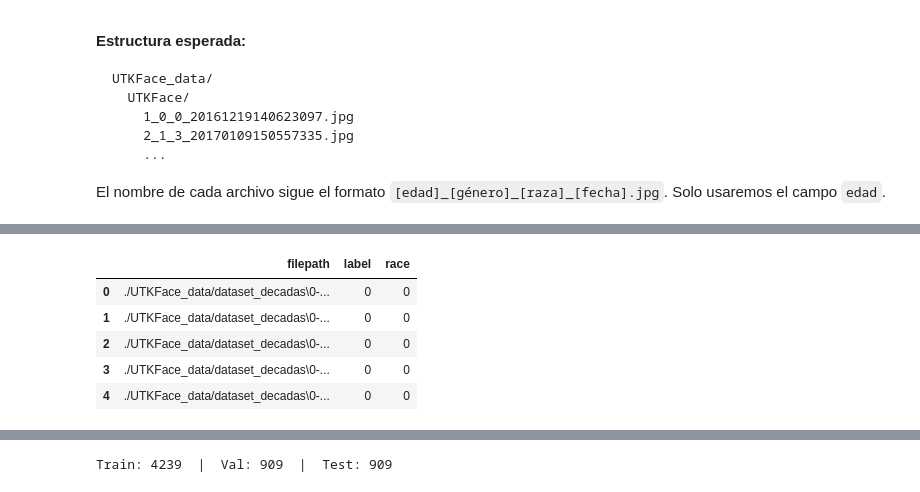
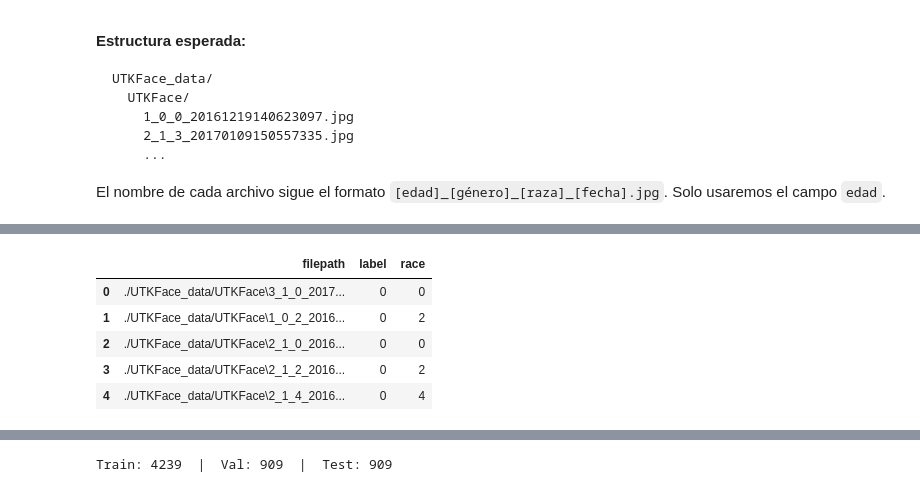
Before and after one commit to alessandro-lavezzi/frameworks-ia-2026_udd, a Jupyter notebook: clasificador_edad_por_decada.ipynb, the cells around one changed output, grey strips where cells are left out. Drawn from its saved outputs; the diff is of its cells as text; code cells hidden in the pictures.

```diff
--- a/clasificador_edad_por_decada.ipynb
+++ b/clasificador_edad_por_decada.ipynb
@@ -67,12 +86,14 @@ import os
 import re
 import glob
 import numpy as np
+import time
+import torch
 import pandas as pd
 import matplotlib.pyplot as plt
 from sklearn.model_selection import train_test_split
 from sklearn.metrics import classification_report, confusion_matrix, ConfusionMatrixDisplay
 
-DATA_DIR = "./UTKFace_data/dataset_decadas"   # banco BALANCEADO por DÉCADA (una subcarpeta por clase)
+DATA_DIR = "./UTKFace_data/UTKFace"     # carpeta única con todas las imágenes (sin subcarpetas por década)
 IMG_SIZE = 64                          # tamaño al que se redimensionan las imágenes
 BATCH_SIZE = 32
 SEED = 42
@@ -84,6 +105,18 @@ CLASS_NAMES = ["0-9", "10-19", "20-29", "30-39", "40-49", "50-59", "60-69", "70-
 
 # Códigos de etnia de UTKFace (campo 3 del nombre de archivo)
 RACE_NAMES = {0: "White", 1: "Black", 2: "Asian", 3: "Indian", 4: "Others"}
+
+def parse_age_from_filename(filename: str):
+    """Extrae la edad desde un nombre de archivo tipo '23_0_1_2017...jpg'. Devuelve None si no calza el formato."""
+    base = os.path.basename(filename)
+    match = re.match(r"^(\d+)_\d+_\d+_.+\.jpg$", base)
+    if match is None:
+        return None
+    return int(match.group(1))
+
+def age_to_decade(age: int) -> int:
+    """Convierte una edad entera al índice de década (0-8): 0-9, 10-19, ..., 80+."""
+    return min(age // 10, 8)
 
 def parse_race_from_filename(filename: str):
     """Extrae el código de etnia (0-4) del nombre '[edad]_[genero]_[raza]_[fecha].jpg'. None si no calza."""
@@ -94,24 +127,44 @@ def parse_race_from_filename(filename: str):
     except (ValueError, IndexError):
         return None
 # %%
-# --- Construcción del dataframe desde dataset_decadas (banco BALANCEADO por década) ---
-# La etiqueta se toma del NOMBRE DE LA SUBCARPETA (0-9, 10-19, ..., 80+).
-# La carpeta 'sobrantes' NO está en CLASS_NAMES, por lo que queda excluida.
+# --- Construcción del dataframe desde la carpeta única UTKFace ---
+# La etiqueta (década) se calcula parseando la edad del NOMBRE DE ARCHIVO (no hay subcarpetas por década).
+# Para balancear sin duplicar imágenes en disco: se muestrea aleatoriamente el mínimo común (cap)
+# de imágenes por década, con semilla fija para reproducibilidad.
 # Además guardamos la etnia (del nombre de archivo) para el análisis posterior.
+all_fps = glob.glob(os.path.join(DATA_DIR, "*.jpg"))
+if len(all_fps) == 0:
+    raise FileNotFoundError(
+        f"No hay imágenes en '{DATA_DIR}'. Revisa que la carpeta UTKFace exista con los .jpg "
+        "directamente adentro (ver celda de descarga del dataset)."
+    )
+
+records_by_class = {i: [] for i in range(len(CLASS_NAMES))}
+skipped = 0
+for fp in all_fps:
+    age = parse_age_from_filename(fp)
+    if age is None:
+        skipped += 1
+        continue
+    records_by_class[age_to_decade(age)].append(fp)
+
+print(f"Imágenes totales encontradas: {len(all_fps)}  |  Descartadas (nombre no calza el formato): {skipped}")
+print("Disponibles por década (antes de balancear):")
+for i, name in enumerate(CLASS_NAMES):
+    print(f"  {name}: {len(records_by_class[i])}")
+
+cap = min(len(fps) for fps in records_by_class.values())
+print(f"\nCap por década (mínimo común): {cap}")
+
+rng = np.random.RandomState(SEED)
 records = []
-for label_idx, class_name in enumerate(CLASS_NAMES):
-    class_dir = os.path.join(DATA_DIR, class_name)
-    fps = glob.glob(os.path.join(class_dir, "*.jpg"))
-    if len(fps) == 0:
-        raise FileNotFoundError(
-            f"No hay imágenes en '{class_dir}'. Revisa que exista dataset_decadas "
-            "con una subcarpeta por década (0-9 ... 80+)."
-        )
-    for fp in fps:
+for label_idx, fps in records_by_class.items():
+    sampled = rng.choice(fps, size=cap, replace=False)
+    for fp in sampled:
         records.append({"filepath": fp, "label": label_idx, "race": parse_race_from_filename(fp)})
 
 df = pd.DataFrame(records, columns=["filepath", "label", "race"])
-print(f"Imágenes cargadas (banco por década): {len(df)}")
+print(f"\nImágenes usadas para entrenar (balanceado): {len(df)}")
 print("Por clase:")
 print(df["label"].value_counts().sort_index().rename(index=lambda i: CLASS_NAMES[i]))
 df.head()
@@ -128,13 +185,13 @@ label
 60-69    673
 70-79    673
 80+      673
 Name: count, dtype: int64
 |  | filepath | label | race |
-| 0 | ./UTKFace_data/dataset_decadas\0-... | 0 | 0 |
-| 1 | ./UTKFace_data/dataset_decadas\0-... | 0 | 0 |
-| 2 | ./UTKFace_data/dataset_decadas\0-... | 0 | 0 |
-| 3 | ./UTKFace_data/dataset_decadas\0-... | 0 | 0 |
-| 4 | ./UTKFace_data/dataset_decadas\0-... | 0 | 0 |
+| 0 | ./UTKFace_data/UTKFace\3_1_0_2017... | 0 | 0 |
+| 1 | ./UTKFace_data/UTKFace\1_0_2_2016... | 0 | 2 |
+| 2 | ./UTKFace_data/UTKFace\2_1_0_2016... | 0 | 0 |
+| 3 | ./UTKFace_data/UTKFace\2_1_2_2016... | 0 | 2 |
+| 4 | ./UTKFace_data/UTKFace\2_1_4_2016... | 0 | 4 |
 # %%
 # --- Distribución de clases (por década) ---
 counts = df["label"].value_counts().reindex(range(len(CLASS_NAMES)), fill_value=0)
```
Also changed, not shown: parts of 10 cells of this notebook, 2 other files.
